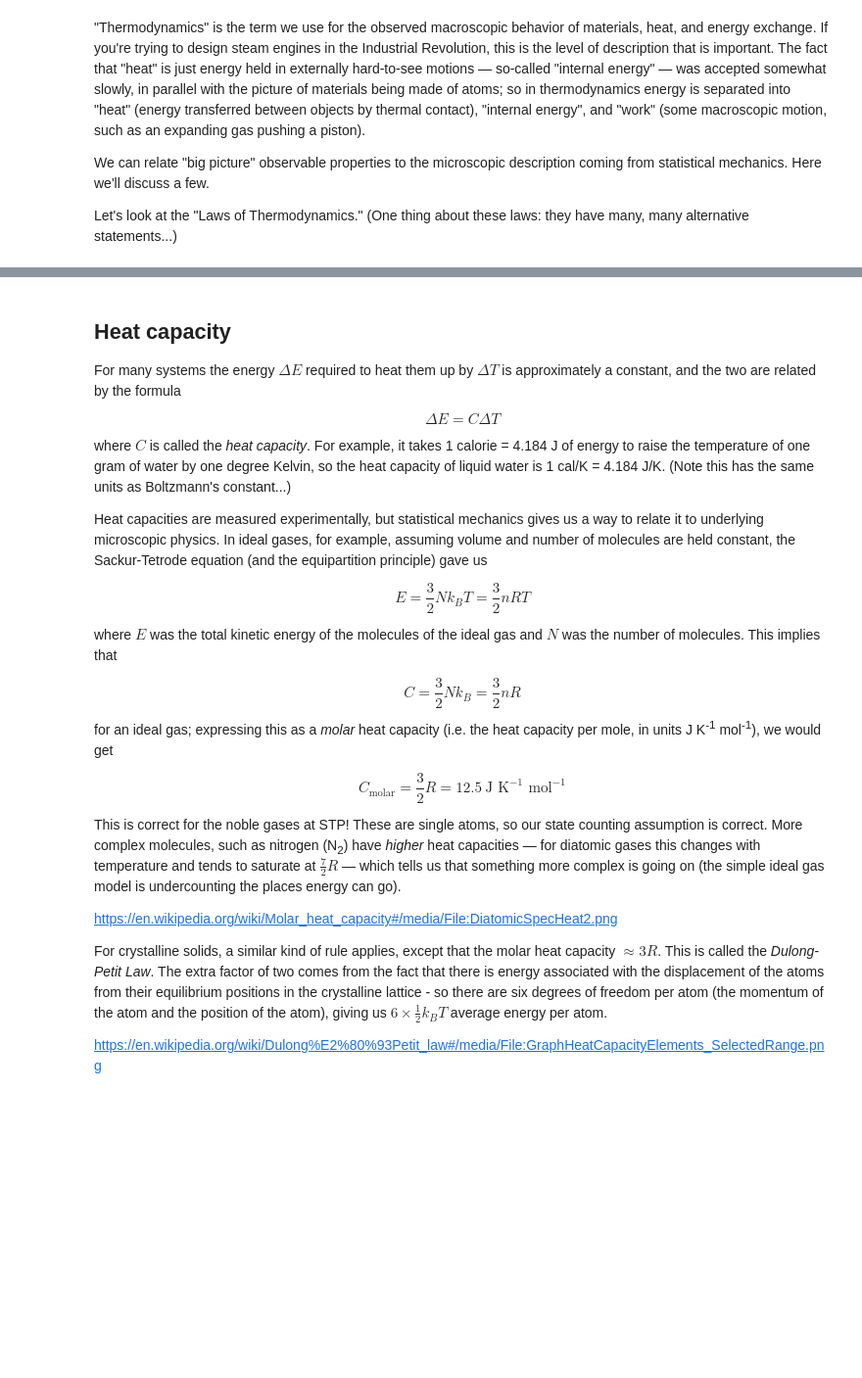
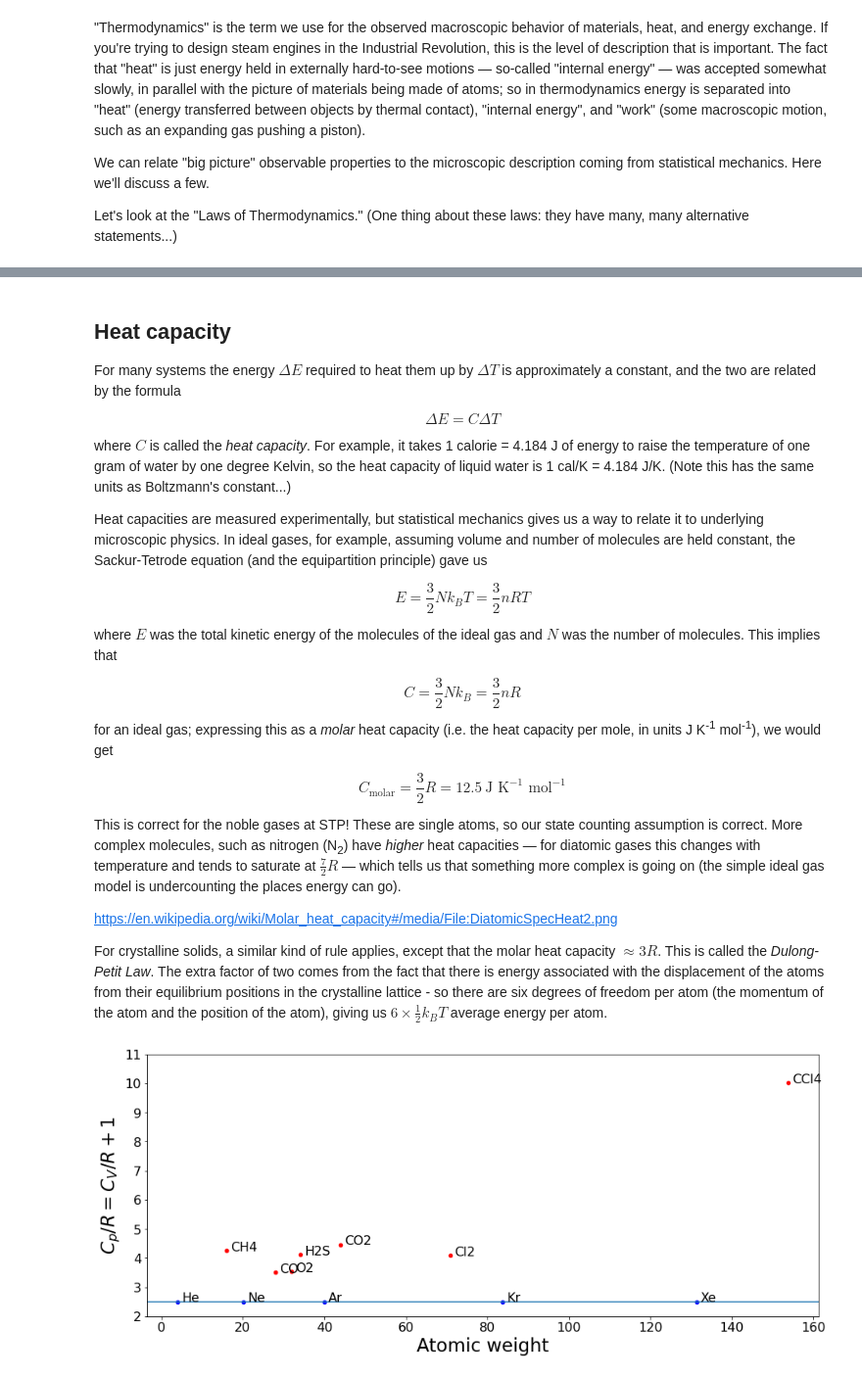
Before and after one commit to ponyisi/phy_355_fall2020, a Jupyter notebook: 9 - Thermodynamics.ipynb, the cells around one changed output, grey strips where cells are left out. Shown at 98% size. Saved outputs shown, nothing was run; the diff lists cells and outputs as text; code cells hidden in the pictures; blank space fills up the shorter version.

```diff
--- a/9 - Thermodynamics.ipynb
+++ b/9 - Thermodynamics.ipynb
@@ -66,5 +145,39 @@ This is correct for the noble gases at STP!  These are single atoms, so our stat
 https://en.wikipedia.org/wiki/Molar_heat_capacity#/media/File:DiatomicSpecHeat2.png
 
 For crystalline solids, a similar kind of rule applies, except that the molar heat capacity $\approx 3R$.  This is called the *Dulong-Petit Law*. The extra factor of two comes from the fact that there is energy associated with the displacement of the atoms from their equilibrium positions in the crystalline lattice - so there are six degrees of freedom per atom (the momentum of the atom and the position of the atom), giving us $6 \times \frac{1}{2} k_B T$ average energy per atom.
-
-https://en.wikipedia.org/wiki/Dulong%E2%80%93Petit_law#/media/File:GraphHeatCapacityElements_SelectedRange.png
+# %%
+# Here we will generate plots of the heat capacity of various elements
+# data are from NIST, documented on data.gov:
+# https://catalog.data.gov/dataset/the-nbs-tables-of-chemical-thermodynamic-properties-selected-values-for-inorganic-and-c1-a
+import pandas
+df = pandas.read_csv('https://data.nist.gov/od/ds/mds2-2124/NBS_Tables_with_ErratumValues.csv',
+                    header=1, index_col='Formula')
+import matplotlib.pyplot as plt
+import matplotlib
+matplotlib.rcParams['figure.figsize'] = (8,6)
+matplotlib.rcParams['font.size'] = 16
+matplotlib.rcParams['animation.embed_limit'] = 60
+# %%
+R=8.314 # J/mol K
+# Select noble gases in the gaseus state, force the columns we want to be a float
+noble_gases = df[df['State']=='g'].loc[['He', 'Ne', 'Ar', 'Kr', 'Xe']].astype({'Cp\nJ mol-1 K-1': 'float', 'Molar Mass\ng mol-1': 'float'})
+#print(noble_gases)
+# The following is heat capacity at *constant pressure* - which is the *constant volume* heat capacity + one
+noble_gases['Cp/R']=noble_gases['Cp\nJ mol-1 K-1']/R
+# Select some other gases, force the columns we want to be a float
+other_gases = df[df['State']=='g'].loc[['O2', 'CO', 'Cl2', 'H2S', 'CO2', 'CH4', 'CCl4']].astype({'Cp\nJ mol-1 K-1': 'float', 'Molar Mass\ng mol-1': 'float'})
+other_gases['Cp/R']=other_gases['Cp\nJ mol-1 K-1']/R
+fig, ax = plt.subplots(figsize=(15,6))
+other_gases.plot(x='Molar Mass\ng mol-1', y='Cp/R', kind='scatter', color='r', ax=ax)
+noble_gases.plot(x='Molar Mass\ng mol-1', y='Cp/R', kind='scatter', color='b', ax=ax)#, figsize=(8,6))
+for row in noble_gases.itertuples():
+    ax.annotate(row.Index, (row._5, row._13), xytext=(5, 0), textcoords='offset points')
+for row in other_gases.itertuples():
+    ax.annotate(row.Index, (row._5, row._13), xytext=(5, 0), textcoords='offset points')
+plt.ylabel('$C_p/R = C_V/R + 1$', fontsize='x-large')
+plt.xlabel('Atomic weight', fontsize='x-large')
+plt.axhline(2.5)
+ax.set_ylim(2,11)
+plt.show()
+# %% [output]
+[figure, added]
```
Also changed, not shown: parts of 12 cells of this notebook, 2 other files.
